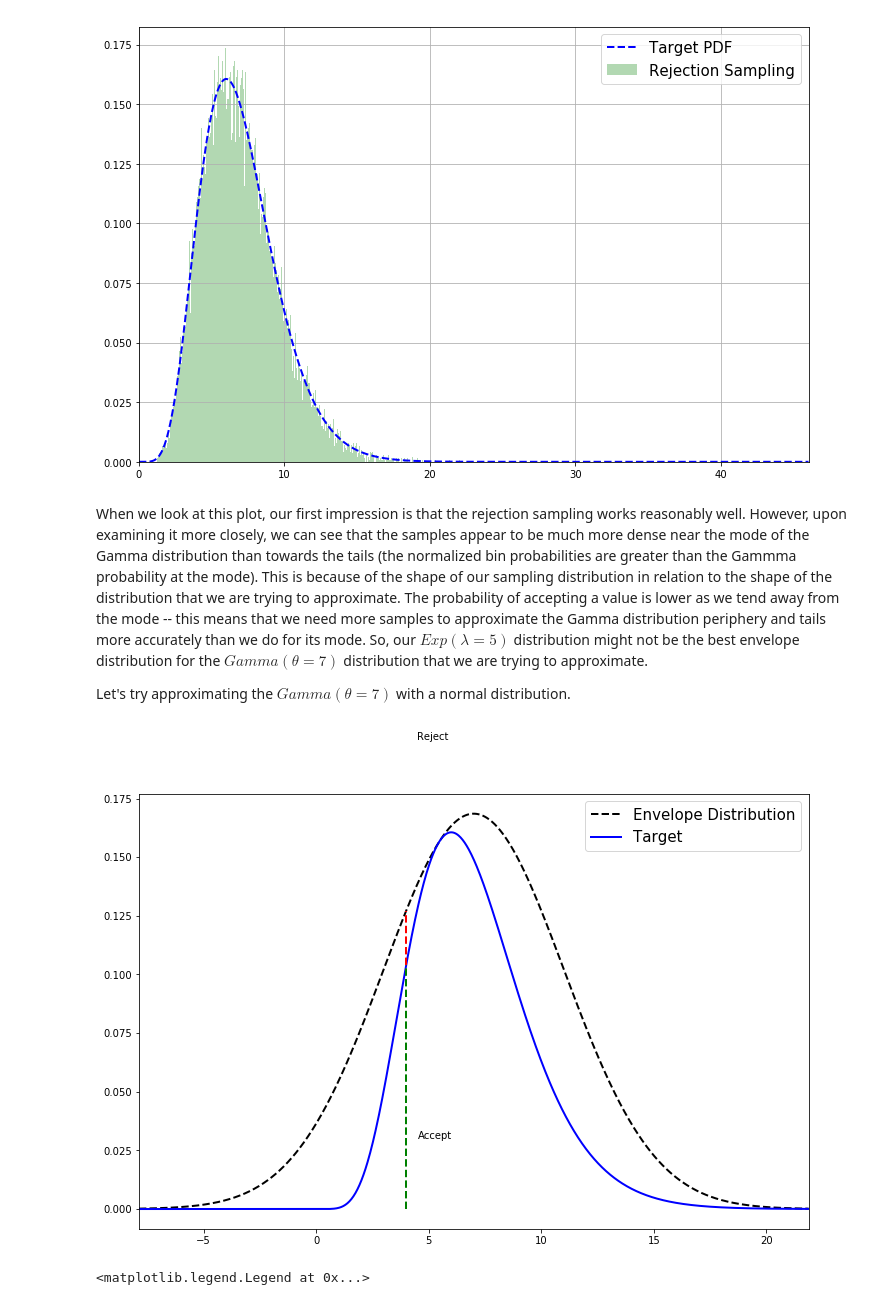
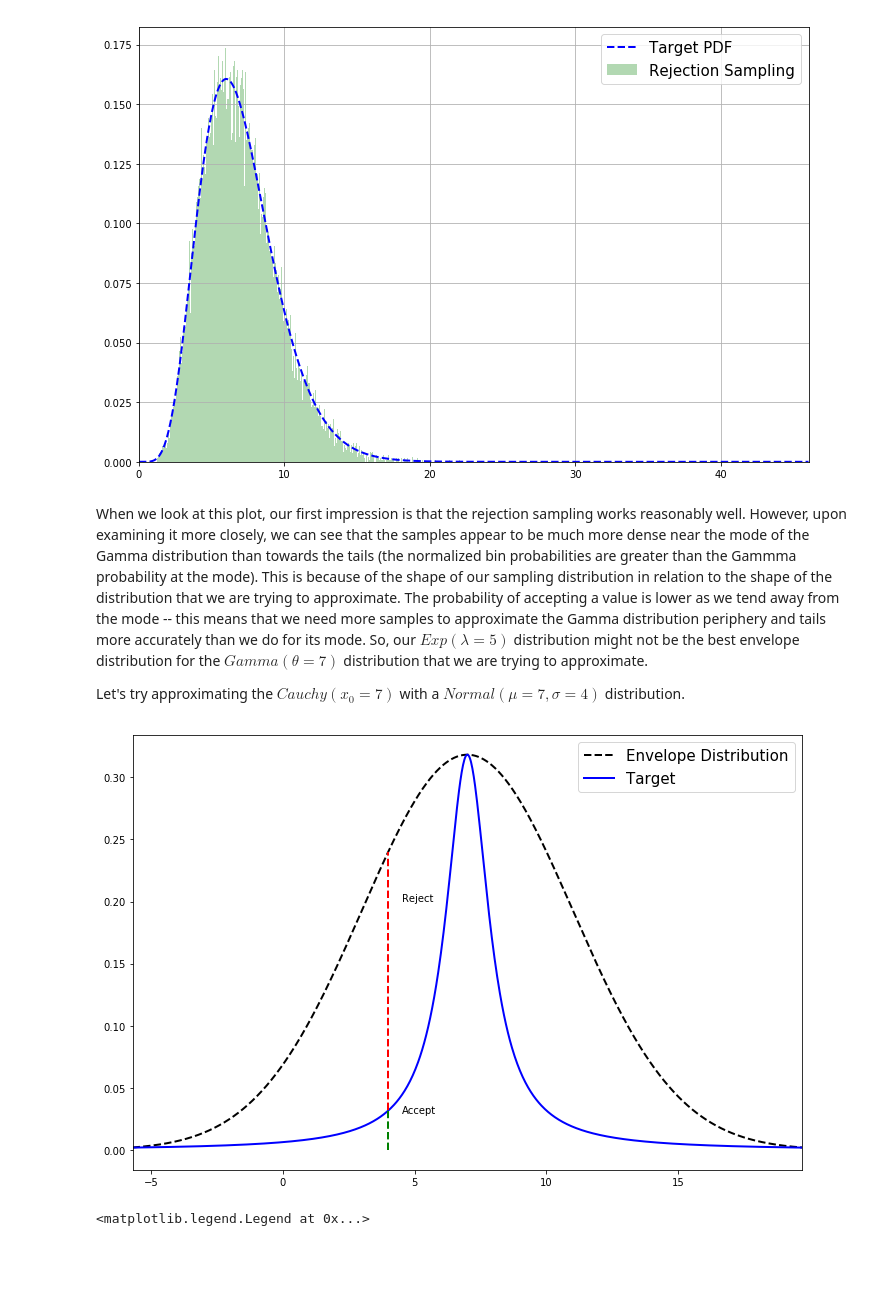
Before and after one commit to kristianeschenburg/RejectionSampling, a Jupyter notebook: RejectionSampling.ipynb, the cells around one changed output. Drawn from its saved outputs; the diff is of its cells as text; code cells hidden in the pictures; blank space fills up the shorter version.

Commit message:
cauchy

```diff
--- a/RejectionSampling.ipynb
+++ b/RejectionSampling.ipynb
@@ -94,30 +96,31 @@ plt.legend(['Target PDF', 'Rejection Sampling'],fontsize=15)
 # %% [markdown]
 When we look at this plot, our first impression is that the rejection sampling works reasonably well.  However, upon examining it more closely, we can see that the samples appear to be much more dense near the mode of the Gamma distribution than towards the tails (the normalized bin probabilities are greater than the Gammma probability at the mode).  This is because of the shape of our sampling distribution in relation to the shape of the distribution that we are trying to approximate.  The probability of accepting a value is lower as we tend away from the mode -- this means that we need more samples to approximate the Gamma distribution periphery and tails more accurately than we do for its mode.  So, our $Exp(\lambda=5)$ distribution might not be the best envelope distribution for the $Gamma(\theta=7)$ distribution that we are trying to approximate.
 
-Let's try approximating the $Gamma(\theta=7)$ with a normal distribution.
+Let's try approximating the $Cauchy(x_{0}=7)$ with a $Normal(\mu=7,\sigma=4)$ distribution.
 # %%
 N = stats.norm(loc=7,scale=4)
+C = stats.cauchy(loc=7)
 
-x = np.linspace(min(G.ppf(0.0001),N.ppf(0.0001)),
-                max(G.ppf(0.9999),N.ppf(0.9999)),1000)
+x = np.linspace(min(C.ppf(0.025),N.ppf(0.025)),
+                max(C.ppf(0.975),N.ppf(0.975)),1000)
 
 # compute densities of both distributions
 n_samples = N.pdf(x)
-g_samples = G.pdf(x)
+c_samples = C.pdf(x)
 
 # compute scalar M
-M = max(g_samples/n_samples)
+M = max(c_samples/n_samples)
 
-df = pd.DataFrame({'Target': g_samples, 'Envelope Distribution': M*n_samples}, index=x)
+df = pd.DataFrame({'Target': c_samples, 'Envelope Distribution': M*n_samples}, index=x)
 ax = df.plot(style=['--', '-'], color=['black', 'blue'],
              figsize=(12,8), linewidth=2.0);
 
-ax.plot((4,4), (0, G.pdf(4)), 'g--', linewidth=2.0);
-ax.plot((4,4), (G.pdf(4), M*N.pdf(4)), 'r--', linewidth=2.0);
+ax.plot((4,4), (0, C.pdf(4)), 'g--', linewidth=2.0);
+ax.plot((4,4), (C.pdf(4), M*N.pdf(4)), 'r--', linewidth=2.0);
 ax.text(4.5, 0.20, 'Reject');
 ax.text(4.5, 0.03, 'Accept');
 ax.legend(fontsize=15);
 # %% [output]
-[figure, old version]
+[figure, new version]
 # %%
 # generate list of accepted samples
```
Also changed, not shown: parts of 5 cells of this notebook.
